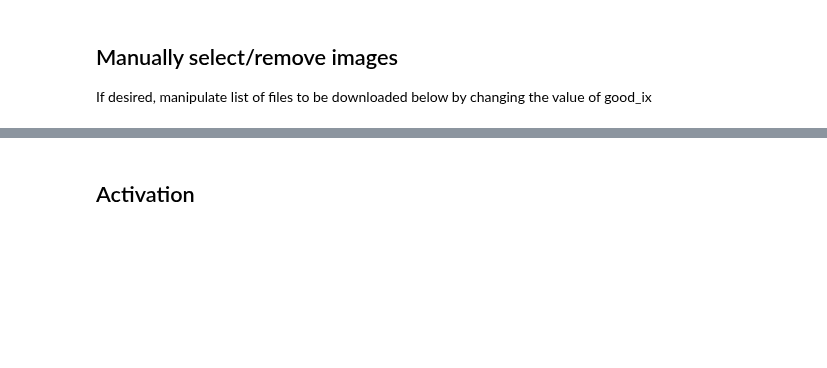
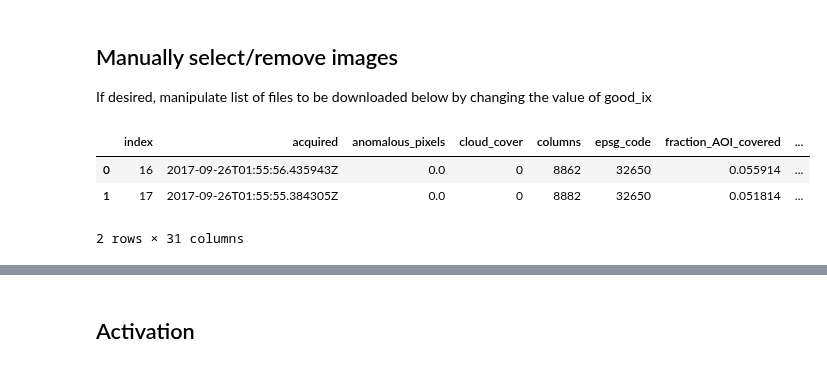
Before and after one commit to BerlinRDT/roaddetection, a Jupyter notebook: notebooks/download_imagery/imagery_SearchFilterDownload_planetcom.ipynb, the cells around one changed output, grey strips where cells are left out. Saved outputs shown, nothing was run; the diff lists cells and outputs as text; code cells hidden in the pictures; blank space fills up the shorter version.

```diff
--- a/notebooks/download_imagery/imagery_SearchFilterDownload_planetcom.ipynb
+++ b/notebooks/download_imagery/imagery_SearchFilterDownload_planetcom.ipynb
@@ -60,6 +60,7 @@ dry_run = False
 # - name of area of interest for which to download imagery (definitions see below)
 aoi_name = "3093"
 #aoi_name = "3347"
+aoi_name = "3601"
 #aoi_name = "Harz2"
 
 
@@ -174,6 +175,21 @@ dict_aoi = {
 
 # convert/append to geopanda dataframe
 geodf_aoi = dict_to_df(dict_aoi, geodf_aoi)
+# %%
+dict_aoi = {
+    "name": "3601",     # keys correspond to numeric code of Laurance lab (e.g. 3093)
+    "descript": "Borneo, labels by Laurance group",
+    "filename_geometry": (basic_dir + "/road_data_Laurance/3601/boundingBox_3601.geojson"),
+    "date_label_min" : "n.d.", # earliest date of labeled road
+    "date_label_max" : "n.d.", # latest date of labeled road
+    "date_retrieve_min" : "2017-08-01T00:00:00.000Z", # earliest date of imagery to be retrieved
+    "date_retrieve_max" : "2018-08-14T00:00:00.000Z", # latest date of imagery to be retrieved    "fraction_img_inAOI_min": [0.75], # minimal fraction of image contained in the AOI [0 1]
+    "fraction_img_inAOI_min": [0.5], # minimal fraction of image contained in the AOI [0 1]
+    "fraction_AOI_covered_min": [0.0], # minimal fraction of AOI covered by image [0 1]
+}
+
+# convert/append to geopanda dataframe
+geodf_aoi = dict_to_df(dict_aoi, geodf_aoi)
 # %%
 dict_aoi = {
     "name": "Harz2",     #
@@ -368,10 +429,15 @@ If desired, manipulate list of files to be downloaded below by changing the valu
 # %%
 good_ix = imagery_list.index.values
 
-# good_ix = [1, 2, 3, 6, 7, 8]
+good_ix = [16, 17]
 
-imagery_list_selected  = imagery_list.iloc[good_ix,:]
+imagery_list_selected  = imagery_list.iloc[good_ix,:].reset_index()
 imagery_list_selected
+# %% [output]
+|  | index | acquired | anomalous_pixels | cloud_cover | columns | epsg_code | fraction_AOI_covered | ... |
+| 0 | 16 | 2017-09-26T01:55:56.435943Z | 0.0 | 0 | 8862 | 32650 | 0.055914 | ... |
+| 1 | 17 | 2017-09-26T01:55:55.384305Z | 0.0 | 0 | 8882 | 32650 | 0.051814 | ... |
+2 rows × 31 columns
 # %%
 # overview again
 plot_overview_AOI(geodf_aoi, aoi_name, imagery_list_selected)
```
Also changed, not shown: parts of 10 cells of this notebook, 3 other files.
